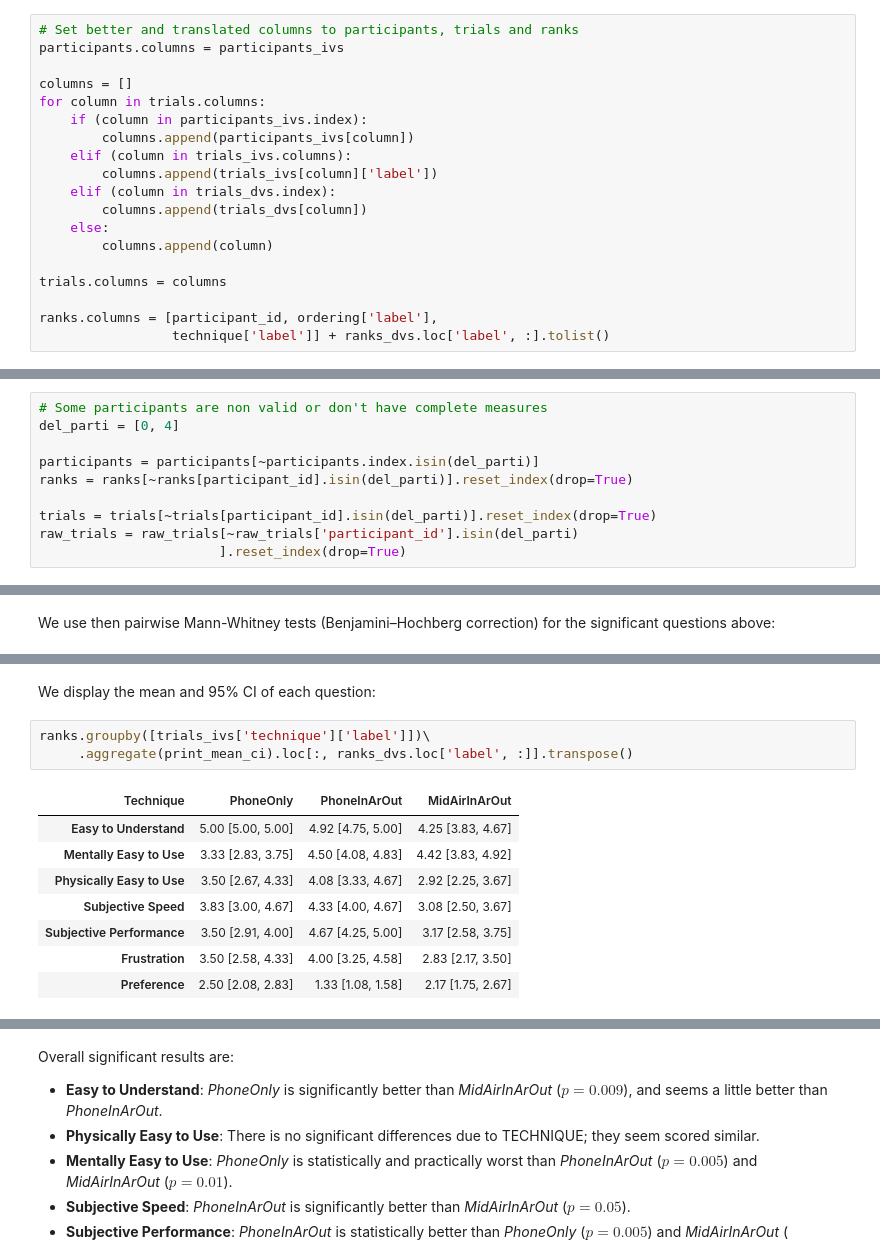
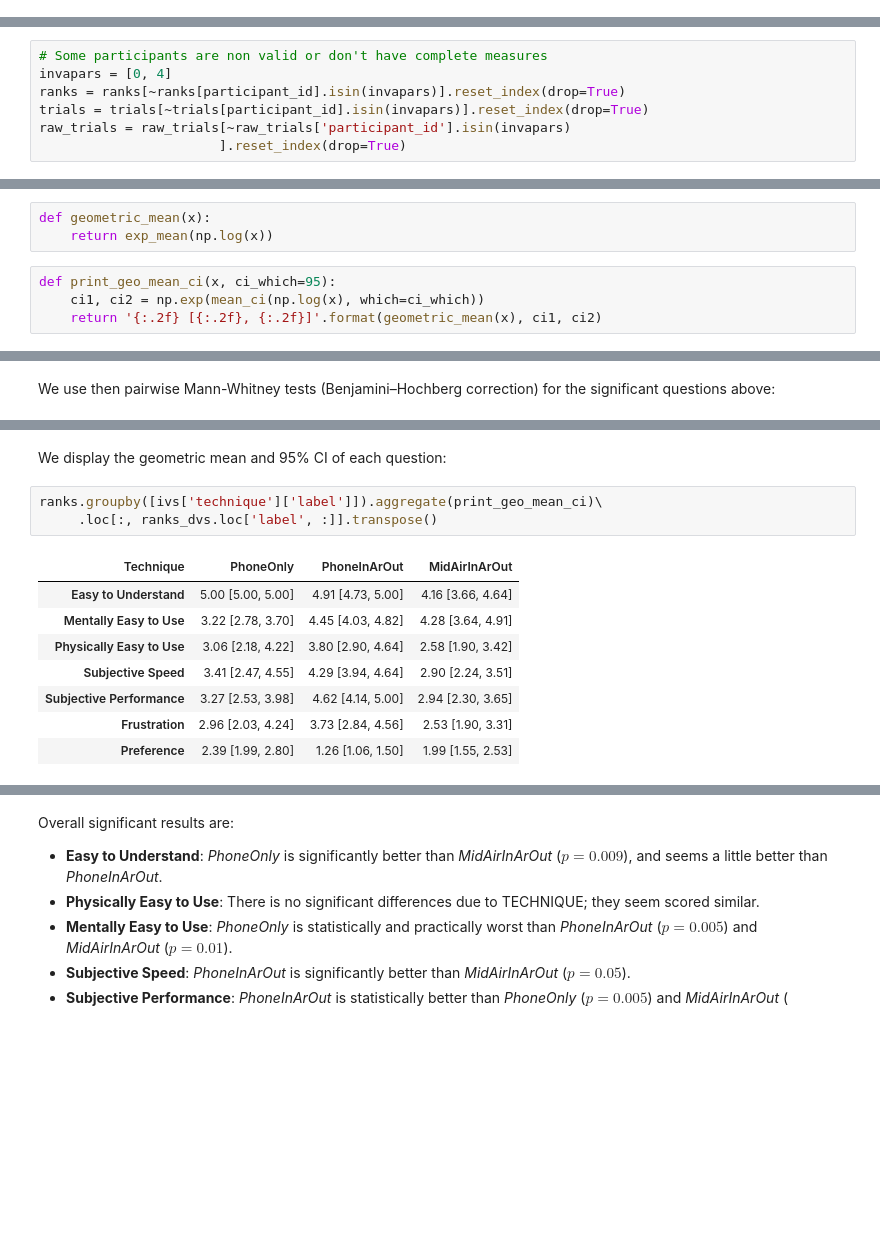
Before and after one commit to NormandErwan/HandheldVesadAnalysis, a Jupyter notebook: Handheld VESAD Analysis.ipynb, the cells around one changed output, grey strips where cells are left out. Drawn from its saved outputs; the diff is of its cells as text; blank space fills up the shorter version.

```diff
--- a/Handheld VESAD Analysis.ipynb
+++ b/Handheld VESAD Analysis.ipynb
@@ -177,21 +143,2 @@ total_time = trials_dvs['total_time']
 # %% [markdown]
 Clean the data:
-# %%
-# Set better and translated columns to participants, trials and ranks
-participants.columns = participants_ivs
-
-columns = []
-for column in trials.columns:
-    if (column in participants_ivs.index):
-        columns.append(participants_ivs[column])
-    elif (column in trials_ivs.columns):
-        columns.append(trials_ivs[column]['label'])
-    elif (column in trials_dvs.index):
-        columns.append(trials_dvs[column])
-    else:
-        columns.append(column)
-
-trials.columns = columns
-
-ranks.columns = [participant_id, ordering['label'],
-                 technique['label']] + ranks_dvs.loc['label', :].tolist()
@@ -201,12 +186,9 @@ participants.set_index(participants_ivs['participant_id'], inplace=True)
 # %%
 # Some participants are non valid or don't have complete measures
-del_parti = [0, 4]
-
-participants = participants[~participants.index.isin(del_parti)]
-ranks = ranks[~ranks[participant_id].isin(del_parti)].reset_index(drop=True)
-
-trials = trials[~trials[participant_id].isin(del_parti)].reset_index(drop=True)
-raw_trials = raw_trials[~raw_trials['participant_id'].isin(del_parti)
+invapars = [0, 4]
+ranks = ranks[~ranks[participant_id].isin(invapars)].reset_index(drop=True)
+trials = trials[~trials[participant_id].isin(invapars)].reset_index(drop=True)
+raw_trials = raw_trials[~raw_trials['participant_id'].isin(invapars)
                        ].reset_index(drop=True)
 # %%
 # Some participants have wrong head phone mesures
@@ -325,3 +268,10 @@ def print_exp_mean_ci(x, ci_which=95):
+# %%
+def geometric_mean(x):
+    return exp_mean(np.log(x))
+# %%
+def print_geo_mean_ci(x, ci_which=95):
+    ci1, ci2 = np.exp(mean_ci(np.log(x), which=ci_which))
+    return '{:.2f} [{:.2f}, {:.2f}]'.format(geometric_mean(x), ci1, ci2)
 # %%
 def mean_difference(a, b):
     """Returns the mean difference value and percentage between a and b"""
@@ -535,17 +485,17 @@ test_pairwise_ranks('technique', ['easy_understand', 'mentally_easy_use',
 | 13 | Technique | PhoneOnly | MidAirInArOut | Preference | 0.333333 | 15.384615 | 56.0 | ... |
 | 14 | Technique | PhoneInArOut | MidAirInArOut | Preference | -0.833333 | -38.461538 | 32.0 | ... |
 # %% [markdown]
-We display the mean and 95% CI of each question:
+We display the geometric mean and 95% CI of each question:
 # %%
-ranks.groupby([trials_ivs['technique']['label']])\
-     .aggregate(print_mean_ci).loc[:, ranks_dvs.loc['label', :]].transpose()
+ranks.groupby([ivs['technique']['label']]).aggregate(print_geo_mean_ci)\
+     .loc[:, ranks_dvs.loc['label', :]].transpose()
 # %% [output]
 | Technique | PhoneOnly | PhoneInArOut | MidAirInArOut |
-| Easy to Understand | 5.00 [5.00, 5.00] | 4.92 [4.75, 5.00] | 4.25 [3.83, 4.67] |
-| Mentally Easy to Use | 3.33 [2.83, 3.75] | 4.50 [4.08, 4.83] | 4.42 [3.83, 4.92] |
-| Physically Easy to Use | 3.50 [2.67, 4.33] | 4.08 [3.33, 4.67] | 2.92 [2.25, 3.67] |
-| Subjective Speed | 3.83 [3.00, 4.67] | 4.33 [4.00, 4.67] | 3.08 [2.50, 3.67] |
-| Subjective Performance | 3.50 [2.91, 4.00] | 4.67 [4.25, 5.00] | 3.17 [2.58, 3.75] |
-| Frustration | 3.50 [2.58, 4.33] | 4.00 [3.25, 4.58] | 2.83 [2.17, 3.50] |
-| Preference | 2.50 [2.08, 2.83] | 1.33 [1.08, 1.58] | 2.17 [1.75, 2.67] |
+| Easy to Understand | 5.00 [5.00, 5.00] | 4.91 [4.73, 5.00] | 4.16 [3.66, 4.64] |
+| Mentally Easy to Use | 3.22 [2.78, 3.70] | 4.45 [4.03, 4.82] | 4.28 [3.64, 4.91] |
+| Physically Easy to Use | 3.06 [2.18, 4.22] | 3.80 [2.90, 4.64] | 2.58 [1.90, 3.42] |
+| Subjective Speed | 3.41 [2.47, 4.55] | 4.29 [3.94, 4.64] | 2.90 [2.24, 3.51] |
+| Subjective Performance | 3.27 [2.53, 3.98] | 4.62 [4.14, 5.00] | 2.94 [2.30, 3.65] |
+| Frustration | 2.96 [2.03, 4.24] | 3.73 [2.84, 4.56] | 2.53 [1.90, 3.31] |
+| Preference | 2.39 [1.99, 2.80] | 1.26 [1.06, 1.50] | 1.99 [1.55, 2.53] |
 # %%
```
Also changed, not shown: parts of 45 cells of this notebook.
